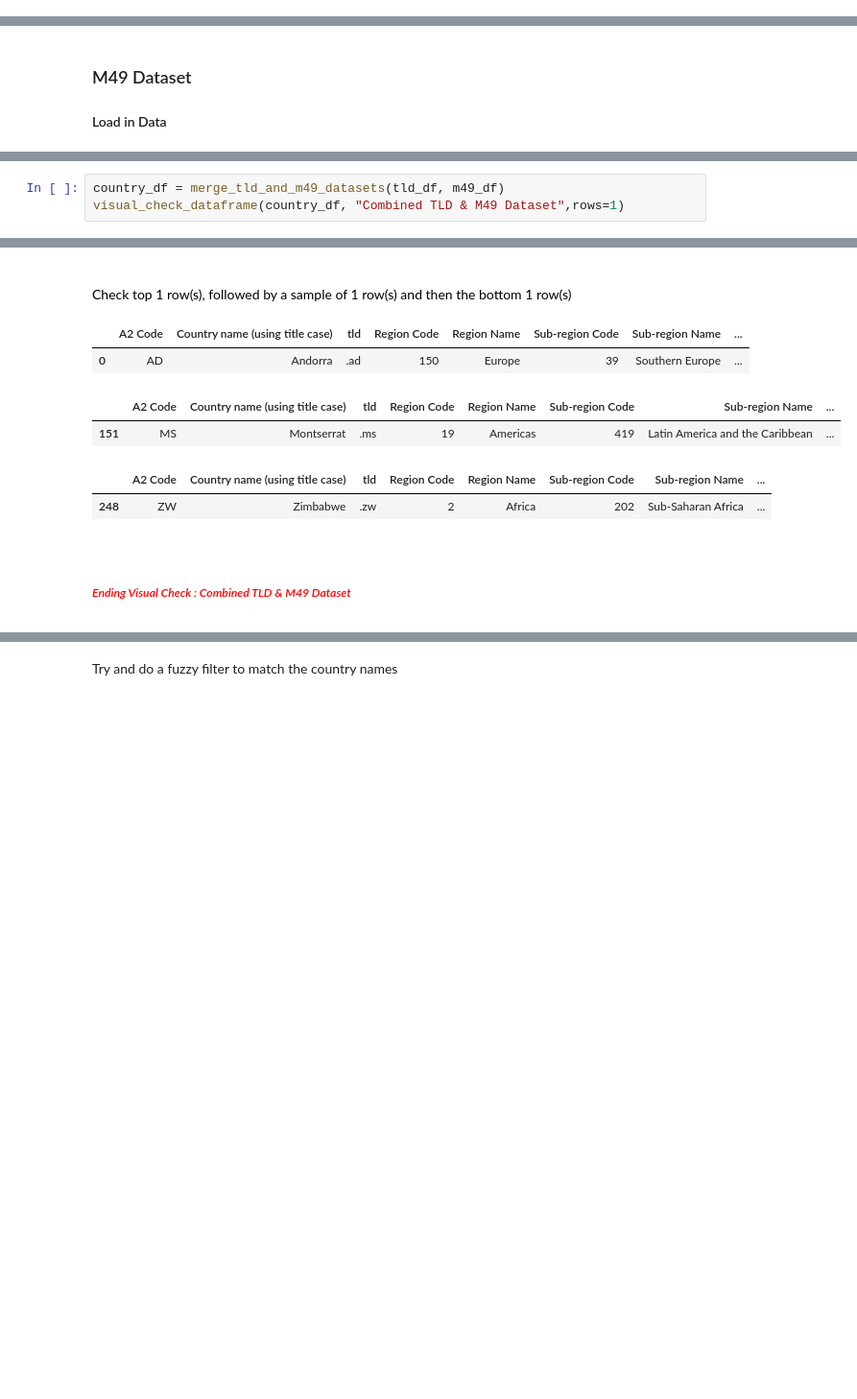
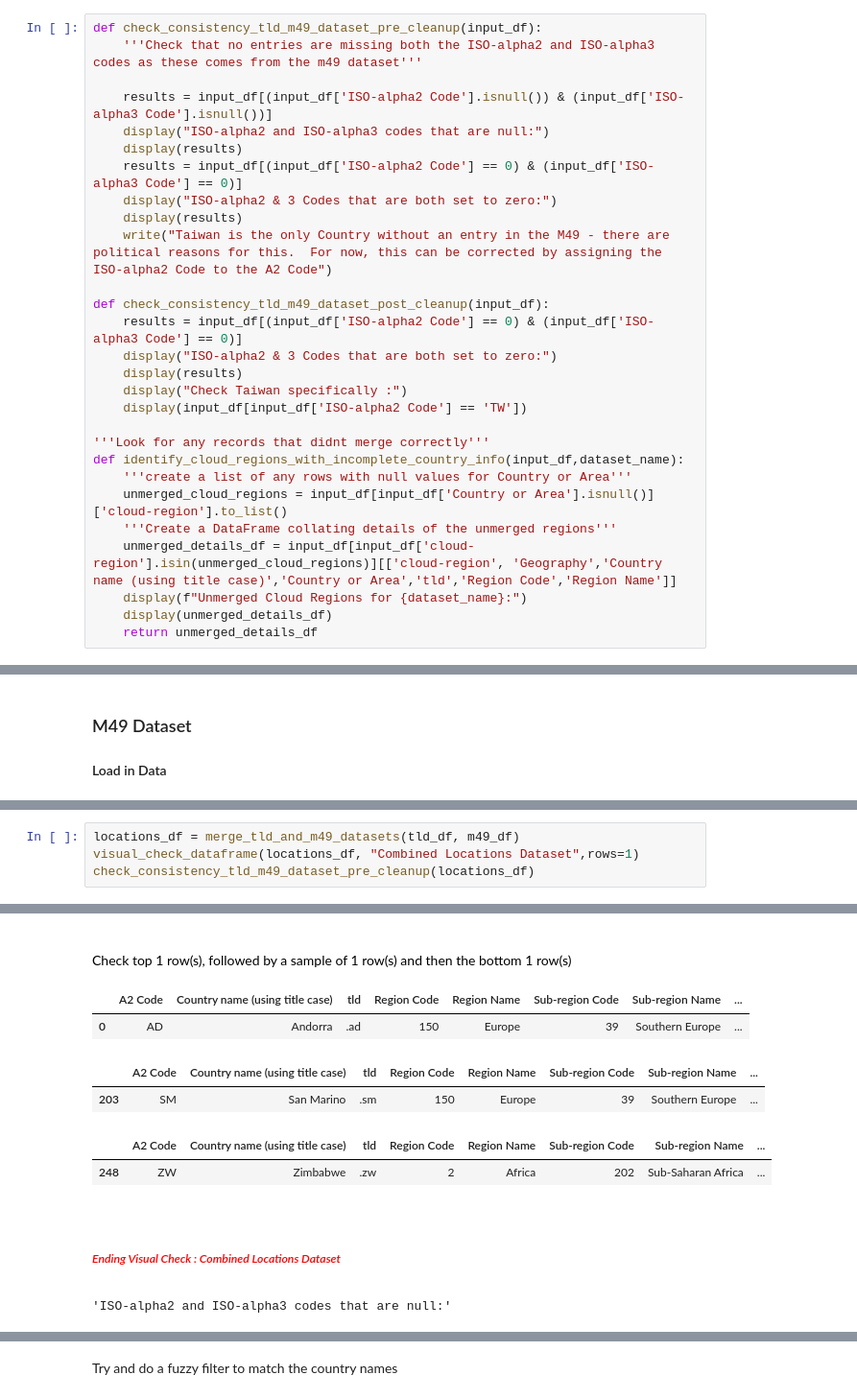
Before and after one commit to craig-dougan-maersk/MSc_Software_Eng_DataEngineering_Submission, a Jupyter notebook: countries_combine_all_clouds.ipynb, the cells around one changed output, grey strips where cells are left out. Shown at 96% size. Drawn from its saved outputs; the diff is of its cells as text; blank space fills up the shorter version.

```diff
--- a/countries_combine_all_clouds.ipynb
+++ b/countries_combine_all_clouds.ipynb
@@ -238,3 +257,31 @@ def cleanup_combined_tld_m49_dataset(input_df):
+# %%
+def check_consistency_tld_m49_dataset_pre_cleanup(input_df):
+    '''Check that no entries are missing both the ISO-alpha2 and ISO-alpha3 codes as these comes from the m49 dataset'''
+
+    results = input_df[(input_df['ISO-alpha2 Code'].isnull()) & (input_df['ISO-alpha3 Code'].isnull())]
+    display("ISO-alpha2 and ISO-alpha3 codes that are null:")
+    display(results)
+    results = input_df[(input_df['ISO-alpha2 Code'] == 0) & (input_df['ISO-alpha3 Code'] == 0)]
+    display("ISO-alpha2 & 3 Codes that are both set to zero:")
+    display(results)
+    write("Taiwan is the only Country without an entry in the M49 - there are political reasons for this.  For now, this can be corrected by assigning the ISO-alpha2 Code to the A2 Code")
+
+def check_consistency_tld_m49_dataset_post_cleanup(input_df):
+    results = input_df[(input_df['ISO-alpha2 Code'] == 0) & (input_df['ISO-alpha3 Code'] == 0)]
+    display("ISO-alpha2 & 3 Codes that are both set to zero:")
+    display(results)
+    display("Check Taiwan specifically :")
+    display(input_df[input_df['ISO-alpha2 Code'] == 'TW'])
+
+'''Look for any records that didnt merge correctly'''
+def identify_cloud_regions_with_incomplete_country_info(input_df,dataset_name):
+    '''create a list of any rows with null values for Country or Area'''
+    unmerged_cloud_regions = input_df[input_df['Country or Area'].isnull()]['cloud-region'].to_list()
+    '''Create a DataFrame collating details of the unmerged regions'''
+    unmerged_details_df = input_df[input_df['cloud-region'].isin(unmerged_cloud_regions)][['cloud-region', 'Geography','Country name (using title case)','Country or Area','tld','Region Code','Region Name']]
+    display(f"Unmerged Cloud Regions for {dataset_name}:")
+    display(unmerged_details_df)
+    return unmerged_details_df
 # %% [markdown]
 ## Load Datasets
 We have a number of datasets to load in here, some containing the actual data we want, and some used for sanitizing our data or adding additional context
@@ -357,4 +396,5 @@ We have two supplementary datasets representing Geographic location that we will
 # %%
-country_df = merge_tld_and_m49_datasets(tld_df, m49_df)
-visual_check_dataframe(country_df, "Combined TLD & M49 Dataset",rows=1)
+locations_df = merge_tld_and_m49_datasets(tld_df, m49_df)
+visual_check_dataframe(locations_df, "Combined Locations Dataset",rows=1)
+check_consistency_tld_m49_dataset_pre_cleanup(locations_df)
 # %% [output]
@@ -362,8 +402,9 @@ Starting Visual Check : Combined TLD & M49 Dataset
 Check top 1 row(s), followed by a sample of 1 row(s) and then the bottom 1 row(s)
 |  | A2 Code | Country name (using title case) | tld | Region Code | Region Name | Sub-region Code | Sub-region Name | ... |
 | 0 | AD | Andorra | .ad | 150 | Europe | 39 | Southern Europe | ... |
 |  | A2 Code | Country name (using title case) | tld | Region Code | Region Name | Sub-region Code | Sub-region Name | ... |
-| 151 | MS | Montserrat | .ms | 19 | Americas | 419 | Latin America and the Caribbean | ... |
+| 203 | SM | San Marino | .sm | 150 | Europe | 39 | Southern Europe | ... |
 |  | A2 Code | Country name (using title case) | tld | Region Code | Region Name | Sub-region Code | Sub-region Name | ... |
 | 248 | ZW | Zimbabwe | .zw | 2 | Africa | 202 | Sub-Saharan Africa | ... |
-Ending Visual Check : Combined TLD & M49 Dataset
+Ending Visual Check : Combined Locations Dataset
+'ISO-alpha2 and ISO-alpha3 codes that are null:'
```
Also changed, not shown: parts of 37 cells of this notebook, 4 other files.
